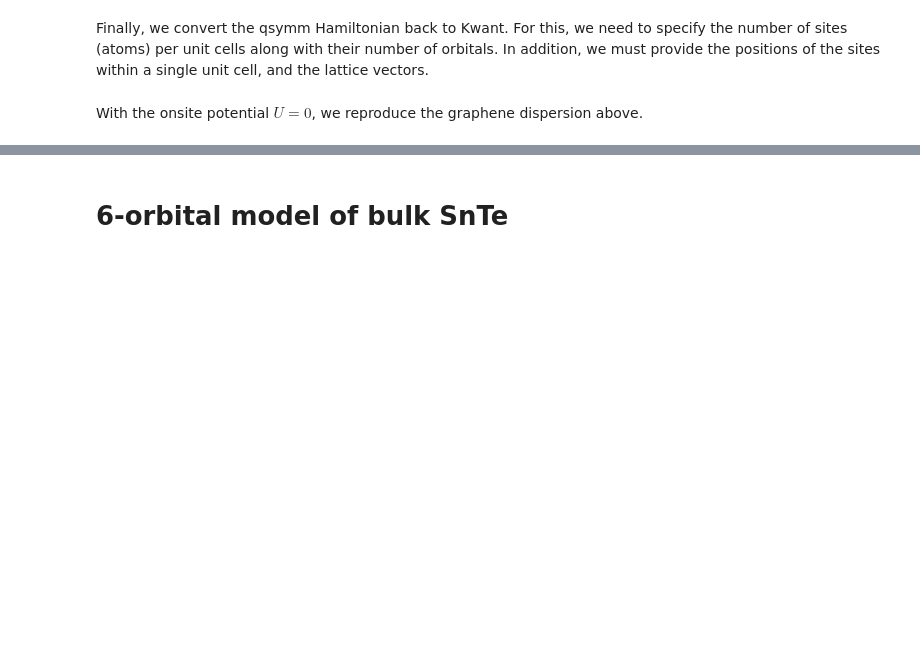
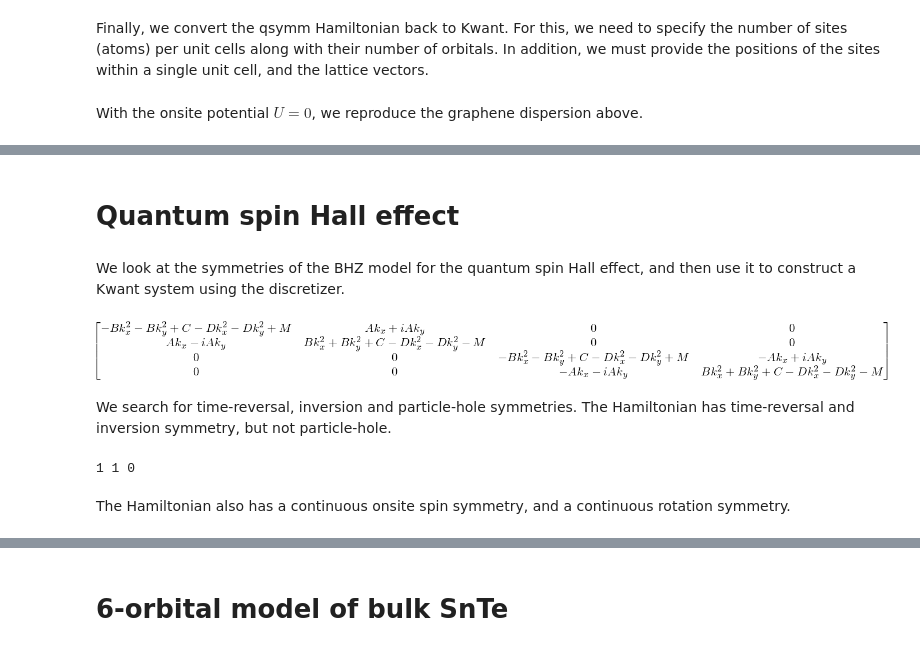
Before and after one commit to quantum-tinkerer/qsymm, a Jupyter notebook: kwant_examples.ipynb, the cells around one changed output, grey strips where cells are left out. Drawn from its saved outputs; the diff is of its cells as text; code cells hidden in the pictures; blank space fills up the shorter version.

Commit message:
add another kwant example

```diff
--- a/kwant_examples.ipynb
+++ b/kwant_examples.ipynb
@@ -93,0 +119,20 @@ kwant.wraparound.plot_2d_bands(wrapped, params=params);
+# %% [markdown]
+# Quantum spin Hall effect
+# %% [markdown]
+We look at the symmetries of the BHZ model for the quantum spin Hall effect, and then use it to construct a Kwant system using the discretizer.
+# %%
+hamiltonian = """
+       + C * identity(4) + M * kron(sigma_0, sigma_z)
+       - B * (k_x**2 + k_y**2) * kron(sigma_0, sigma_z)
+       - D * (k_x**2 + k_y**2) * kron(sigma_0, sigma_0)
+       + A * k_x * kron(sigma_z, sigma_x)
+       - A * k_y * kron(sigma_0, sigma_y)
+       """
+# %%
+ham = qsymm.Model(hamiltonian=hamiltonian, momenta=[0, 1])
+# %%
+ham.tosympy(nsimplify=True)
+# %% [output]
+[figure, added]
+# %% [markdown]
+We search for time-reversal, inversion and particle-hole symmetries. The Hamiltonian has time-reversal and inversion symmetry, but not particle-hole.
@@ -93,0 +155,6 @@ kwant.wraparound.plot_2d_bands(wrapped, params=params);
+# %%
+print(len(T), len(I), len(P))
+# %% [output]
+1 1 0
+# %% [markdown]
+The Hamiltonian also has a continuous onsite spin symmetry, and a continuous rotation symmetry.
```
Also changed, not shown: parts of 31 cells of this notebook, 1 other file.
